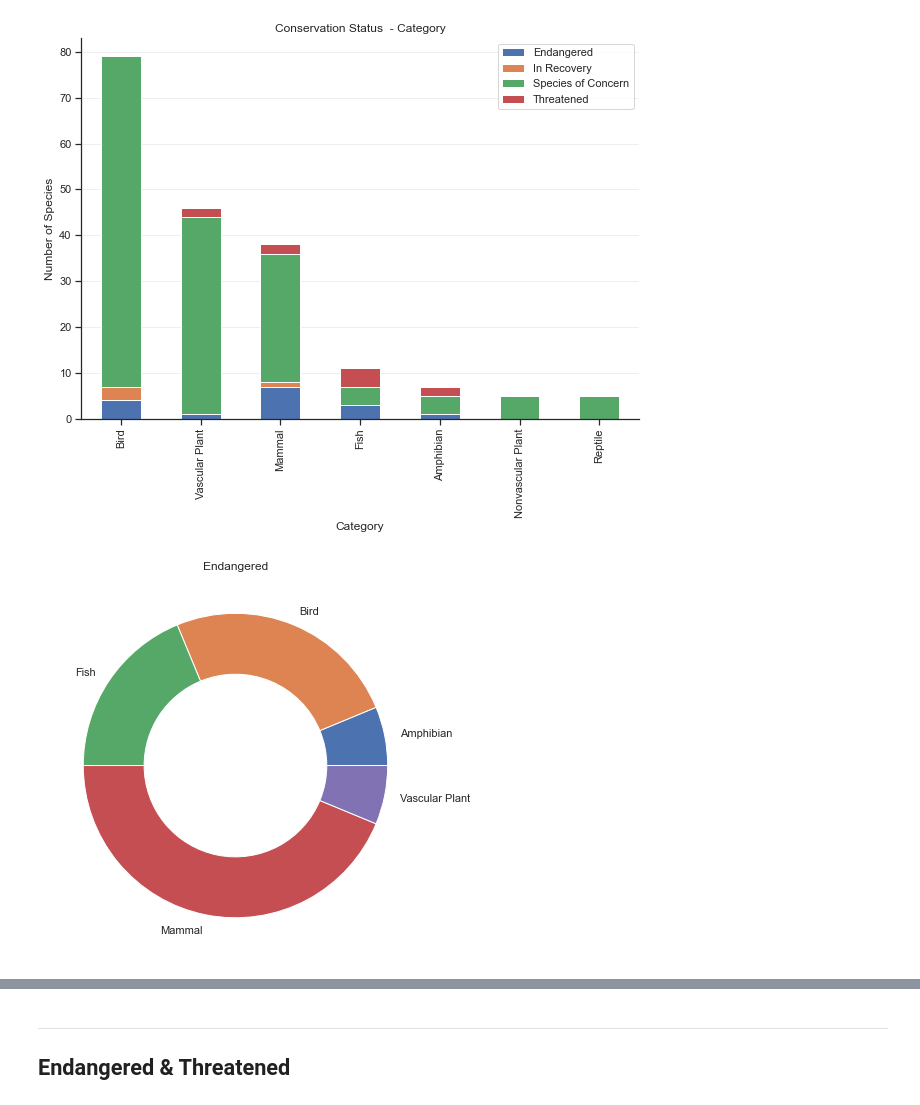
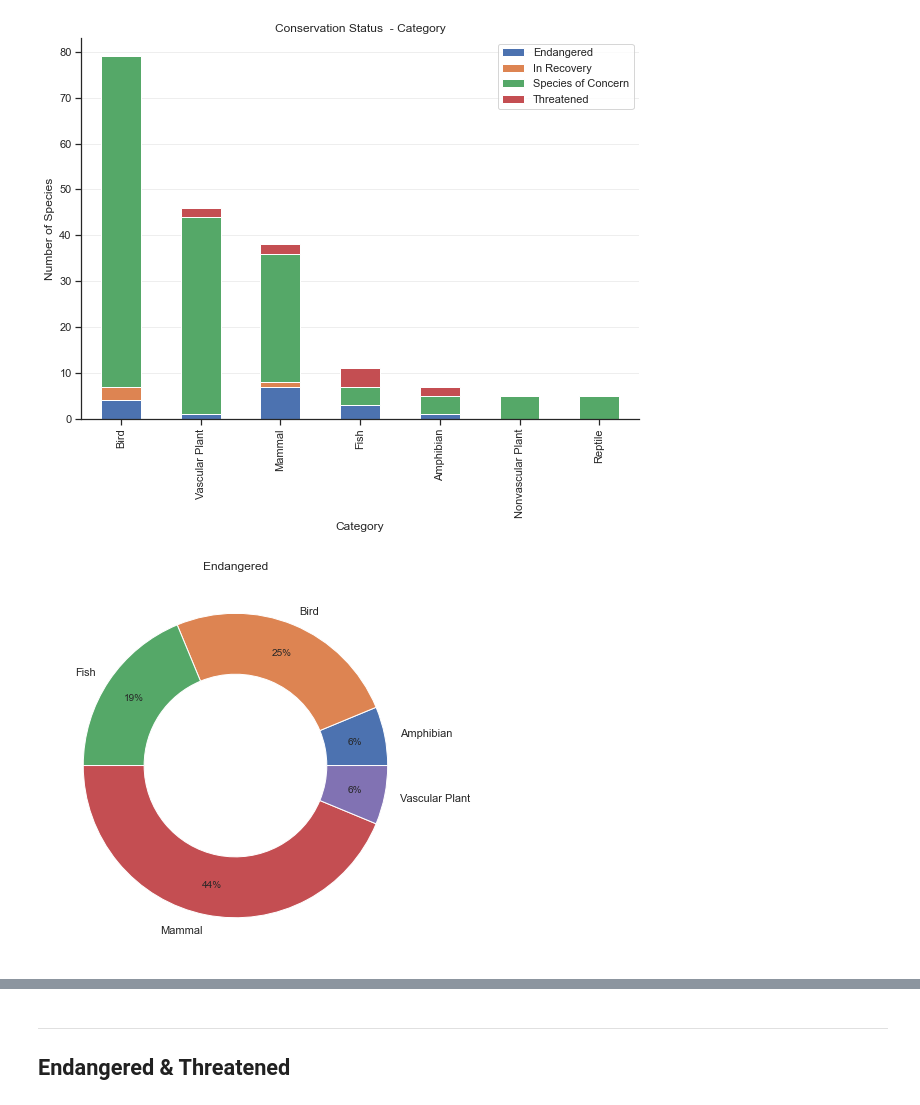
Before and after one commit to lep511/Portfolio-biodiversity, a Jupyter notebook: biodiversity.ipynb, the cells around one changed output, grey strips where cells are left out. Cells and saved outputs as stored; diff of their text form; code cells hidden in the pictures.

```diff
--- a/biodiversity.ipynb
+++ b/biodiversity.ipynb
@@ -110,6 +110,7 @@ Observation mean.: 142
 # %%
 sns.set_style("whitegrid")
 sns.set(style="ticks")
+plt.rcParams['font.size'] = 10
 # %%
 df_merge = df_spe.merge(df_obs,
                         on="scientific_name",
@@ -175,23 +197,25 @@ plt.show()
 # %%
 status = "Endangered"
 data = status_conserv[status_conserv.conservation_status == status]\
               .dropna(axis=1)
 
 fig, ax = plt.subplots()
 size = 0.4
 nums = np.array(data)[0,1:10]
 labels = data.columns[1:]
 
 ax.figure.set_size_inches(7,7)
 ax.pie(nums,
        radius=1,
+       autopct='%1.0f%%',
+       pctdistance=0.8,
        labels=labels,
        wedgeprops=dict(width=size, edgecolor='w'))
 
 ax.set(aspect="equal", title=status)
 plt.show()
 # %% [output]
-[figure, old version]
+[figure, new version]
 # %%
 status = "Threatened"
 data = status_conserv[status_conserv.conservation_status == status]\
```
Also changed, not shown: parts of 20 cells of this notebook.
